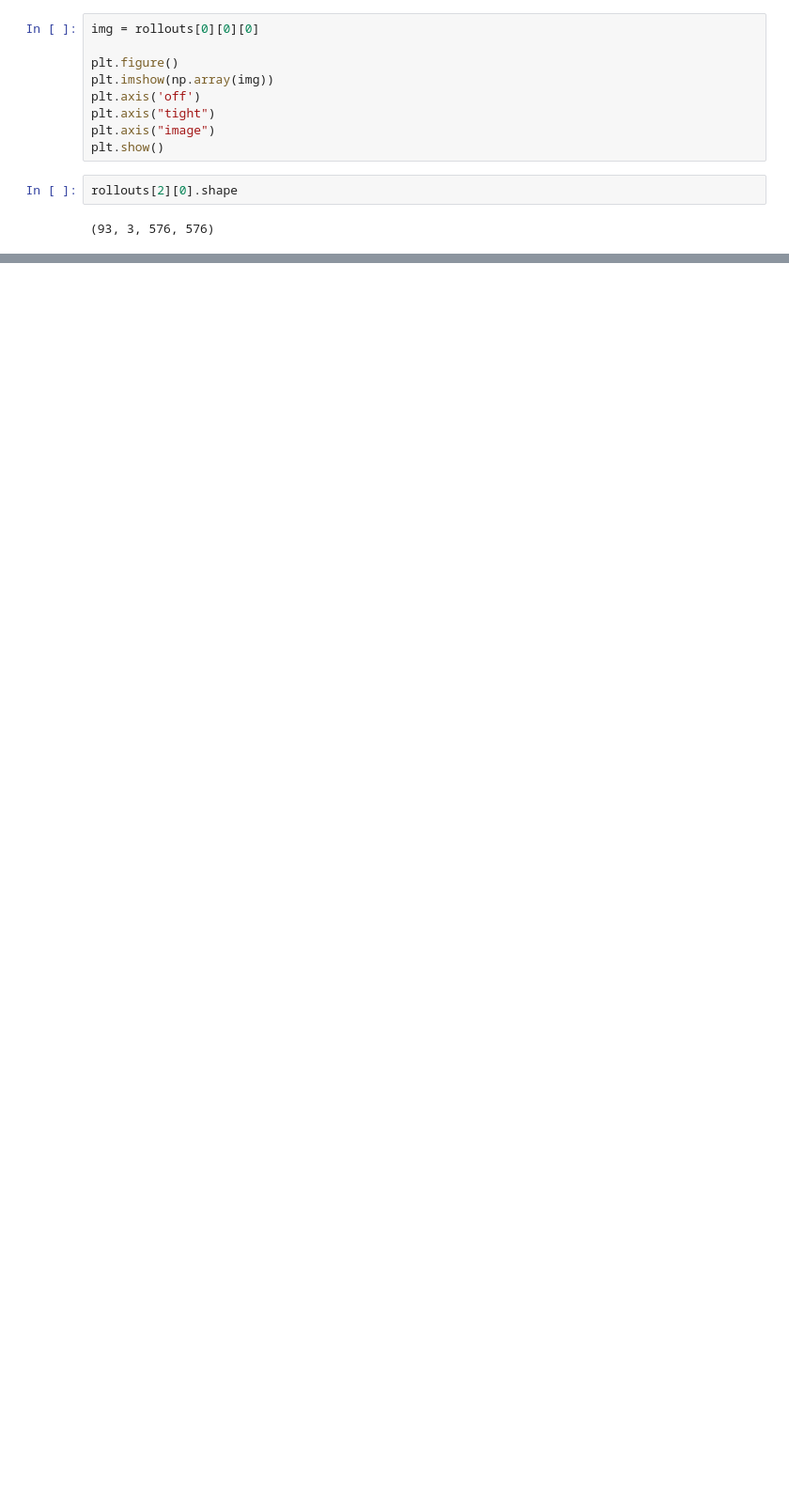
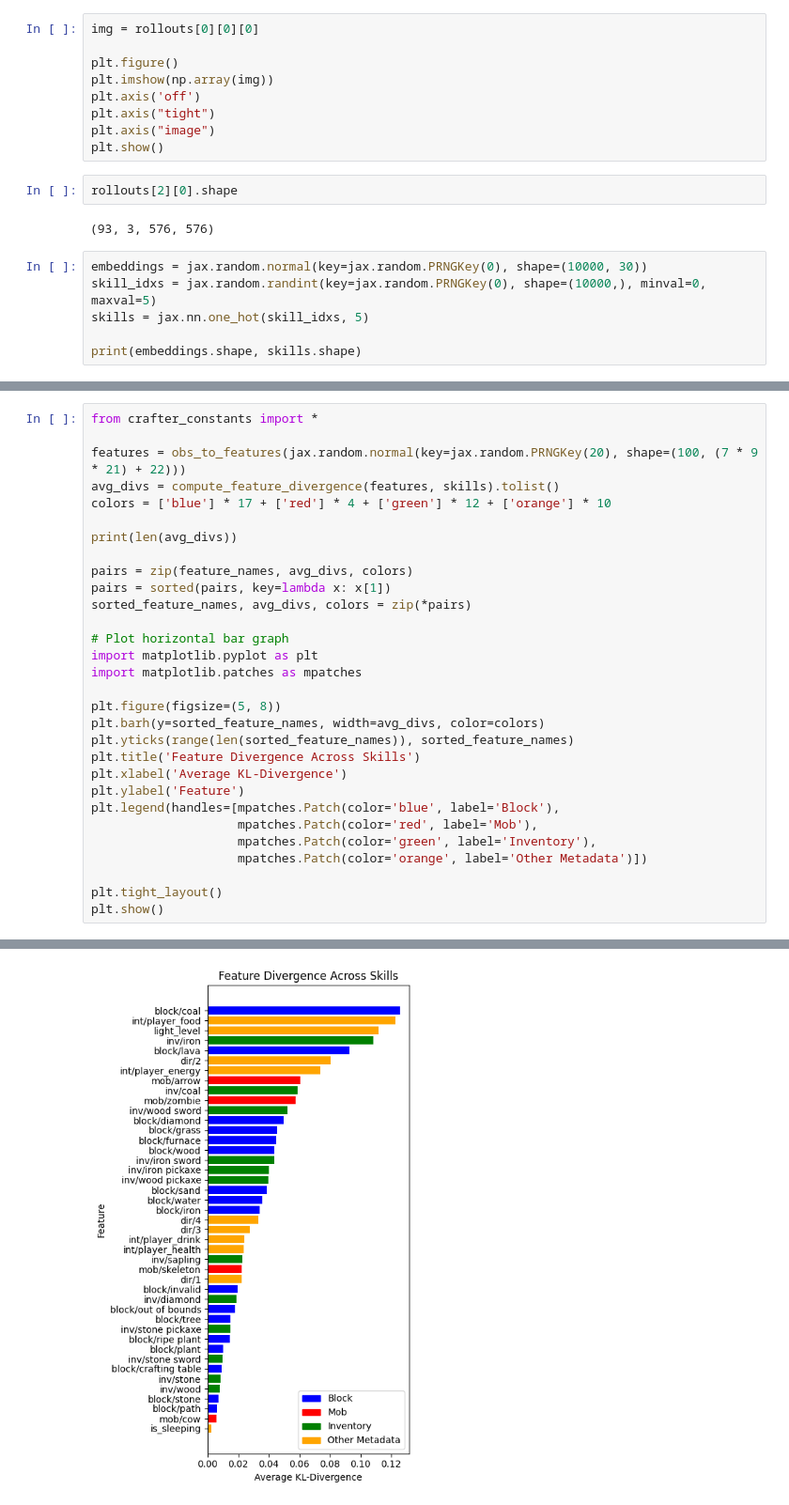
Before and after one commit to arvindrajaraman/language-skills-diayn, a Jupyter notebook: test.ipynb, the cells around one changed output, grey strips where cells are left out. Shown at 94% size. Saved outputs shown, nothing was run; the diff lists cells and outputs as text; blank space fills up the shorter version.

```diff
--- a/test.ipynb
+++ b/test.ipynb
@@ -378,3 +394,9 @@ plt.show()
 rollouts[2][0].shape
 # %% [output]
 (93, 3, 576, 576)
+# %%
+embeddings = jax.random.normal(key=jax.random.PRNGKey(0), shape=(10000, 30))
+skill_idxs = jax.random.randint(key=jax.random.PRNGKey(0), shape=(10000,), minval=0, maxval=5)
+skills = jax.nn.one_hot(skill_idxs, 5)
+
+print(embeddings.shape, skills.shape)
@@ -380,0 +460,31 @@ rollouts[2][0].shape
+# %%
+from crafter_constants import *
+
+features = obs_to_features(jax.random.normal(key=jax.random.PRNGKey(20), shape=(100, (7 * 9 * 21) + 22)))
+avg_divs = compute_feature_divergence(features, skills).tolist()
+colors = ['blue'] * 17 + ['red'] * 4 + ['green'] * 12 + ['orange'] * 10
+
+print(len(avg_divs))
+
+pairs = zip(feature_names, avg_divs, colors)
+pairs = sorted(pairs, key=lambda x: x[1])
+sorted_feature_names, avg_divs, colors = zip(*pairs)
+
+# Plot horizontal bar graph
+import matplotlib.pyplot as plt
+import matplotlib.patches as mpatches
+
+plt.figure(figsize=(5, 8))
+plt.barh(y=sorted_feature_names, width=avg_divs, color=colors)
+plt.yticks(range(len(sorted_feature_names)), sorted_feature_names)
+plt.title('Feature Divergence Across Skills')
+plt.xlabel('Average KL-Divergence')
+plt.ylabel('Feature')
+plt.legend(handles=[mpatches.Patch(color='blue', label='Block'),
+                    mpatches.Patch(color='red', label='Mob'),
+                    mpatches.Patch(color='green', label='Inventory'),
+                    mpatches.Patch(color='orange', label='Other Metadata')])
+
+plt.tight_layout()
+plt.show()
+# %% [output]
@@ -380,0 +492 @@ rollouts[2][0].shape
+[figure, added]
```
Also changed, not shown: parts of 9 cells of this notebook, 6 other files.
